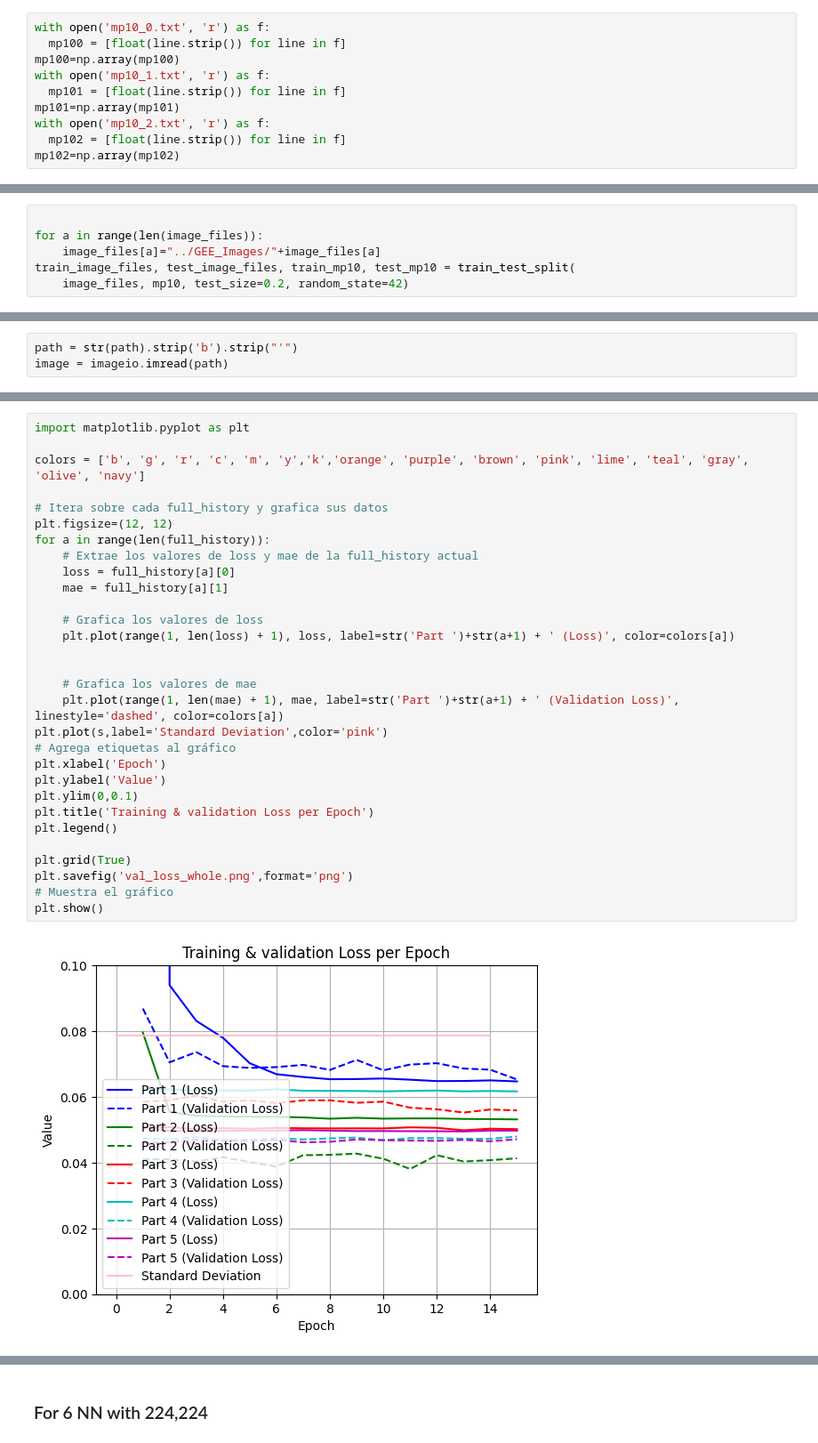
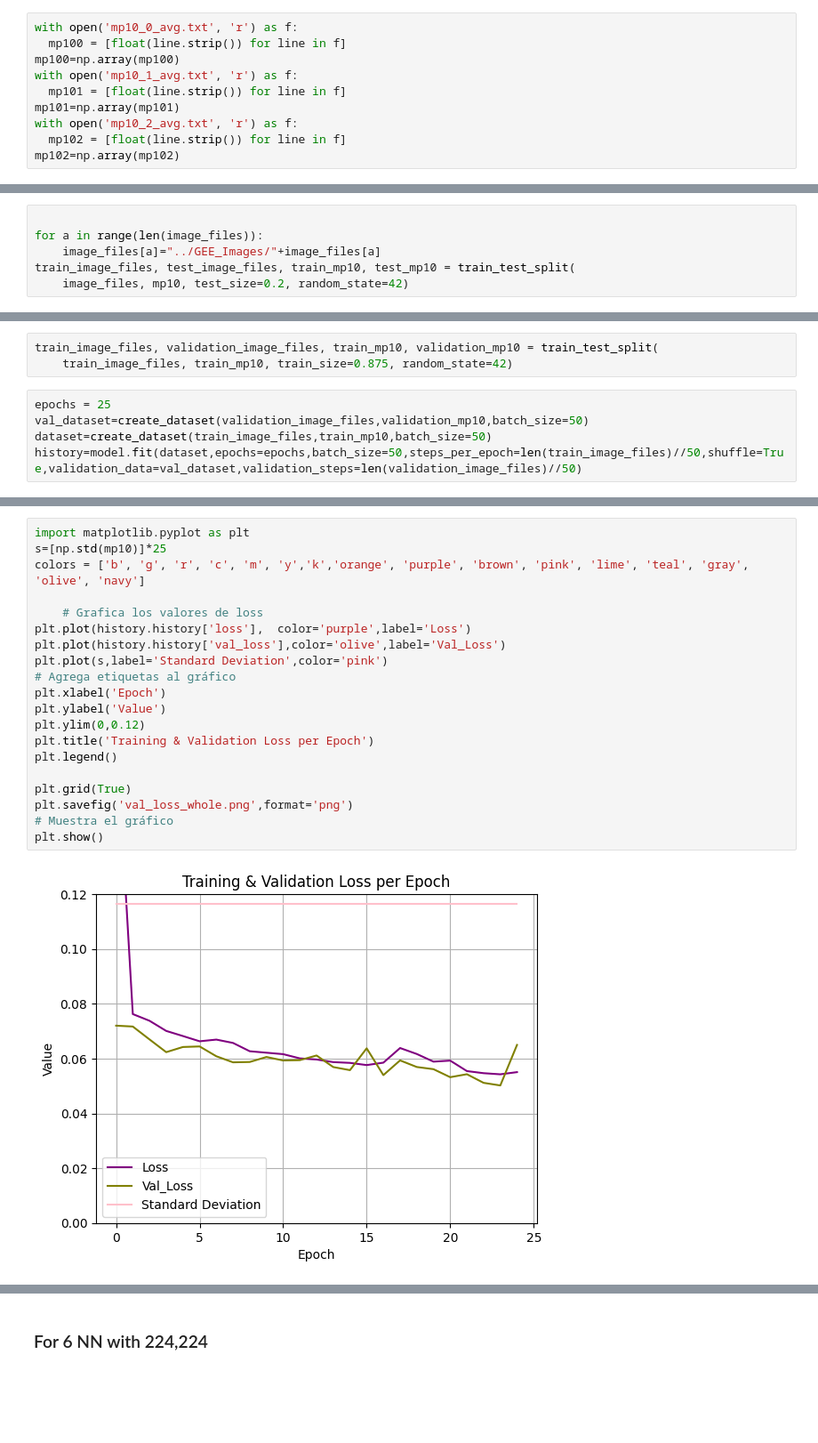
Before and after one commit to Benjaxmen/pm-prediction, a Jupyter notebook: test_avg.ipynb, the cells around one changed output, grey strips where cells are left out. Shown at 89% size. Drawn from its saved outputs; the diff is of its cells as text; blank space fills up the shorter version.

Commit message:
update on models

```diff
--- a/test_avg.ipynb
+++ b/test_avg.ipynb
@@ -154,11 +154,11 @@ with open("image_list_2.txt", "w") as f:
 # %%
-with open('mp10_0.txt', 'r') as f:
+with open('mp10_0_avg.txt', 'r') as f:
   mp100 = [float(line.strip()) for line in f]
 mp100=np.array(mp100)
-with open('mp10_1.txt', 'r') as f:
+with open('mp10_1_avg.txt', 'r') as f:
   mp101 = [float(line.strip()) for line in f]
 mp101=np.array(mp101)
-with open('mp10_2.txt', 'r') as f:
+with open('mp10_2_avg.txt', 'r') as f:
   mp102 = [float(line.strip()) for line in f]
 mp102=np.array(mp102)
 # %%
@@ -310,3 +302,0 @@ tf.keras.utils.plot_model(
-# %%
-path = str(path).strip('b').strip("'")
-image = imageio.imread(path)
@@ -347,0 +327,8 @@ s=[np.std(mp10)]*15
+# %%
+train_image_files, validation_image_files, train_mp10, validation_mp10 = train_test_split(
+    train_image_files, train_mp10, train_size=0.875, random_state=42)
+# %%
+epochs = 25
+val_dataset=create_dataset(validation_image_files,validation_mp10,batch_size=50)
+dataset=create_dataset(train_image_files,train_mp10,batch_size=50)
+history=model.fit(dataset,epochs=epochs,batch_size=50,steps_per_epoch=len(train_image_files)//50,shuffle=True,validation_data=val_dataset,validation_steps=len(validation_image_files)//50)
@@ -348,32 +354,22 @@ s=[np.std(mp10)]*15
 # %%
 import matplotlib.pyplot as plt
-
+s=[np.std(mp10)]*25
 colors = ['b', 'g', 'r', 'c', 'm', 'y','k','orange', 'purple', 'brown', 'pink', 'lime', 'teal', 'gray', 'olive', 'navy']
 
-# Itera sobre cada full_history y grafica sus datos
-plt.figsize=(12, 12)
-for a in range(len(full_history)):
-    # Extrae los valores de loss y mae de la full_history actual
-    loss = full_history[a][0]
-    mae = full_history[a][1]
-
     # Grafica los valores de loss
-    plt.plot(range(1, len(loss) + 1), loss, label=str('Part ')+str(a+1) + ' (Loss)', color=colors[a])
-
-
-    # Grafica los valores de mae
-    plt.plot(range(1, len(mae) + 1), mae, label=str('Part ')+str(a+1) + ' (Validation Loss)', linestyle='dashed', color=colors[a])
+plt.plot(history.history['loss'],  color='purple',label='Loss')
+plt.plot(history.history['val_loss'],color='olive',label='Val_Loss')
 plt.plot(s,label='Standard Deviation',color='pink')
 # Agrega etiquetas al gráfico
 plt.xlabel('Epoch')
 plt.ylabel('Value')
-plt.ylim(0,0.1)
-plt.title('Training & validation Loss per Epoch')
+plt.ylim(0,0.12)
+plt.title('Training & Validation Loss per Epoch')
 plt.legend()
 
 plt.grid(True)
 plt.savefig('val_loss_whole.png',format='png')
 # Muestra el gráfico
 plt.show()
 # %% [output]
-[figure, old version]
+[figure, new version]
```
Also changed, not shown: parts of 28 cells of this notebook, 5 other files.
